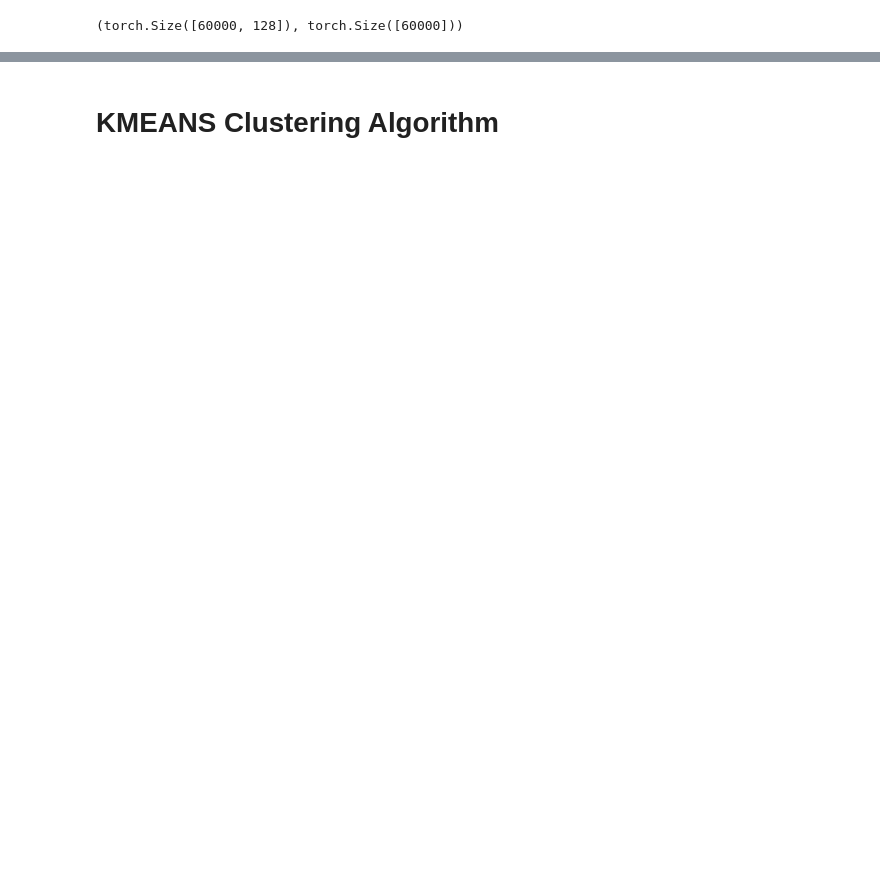
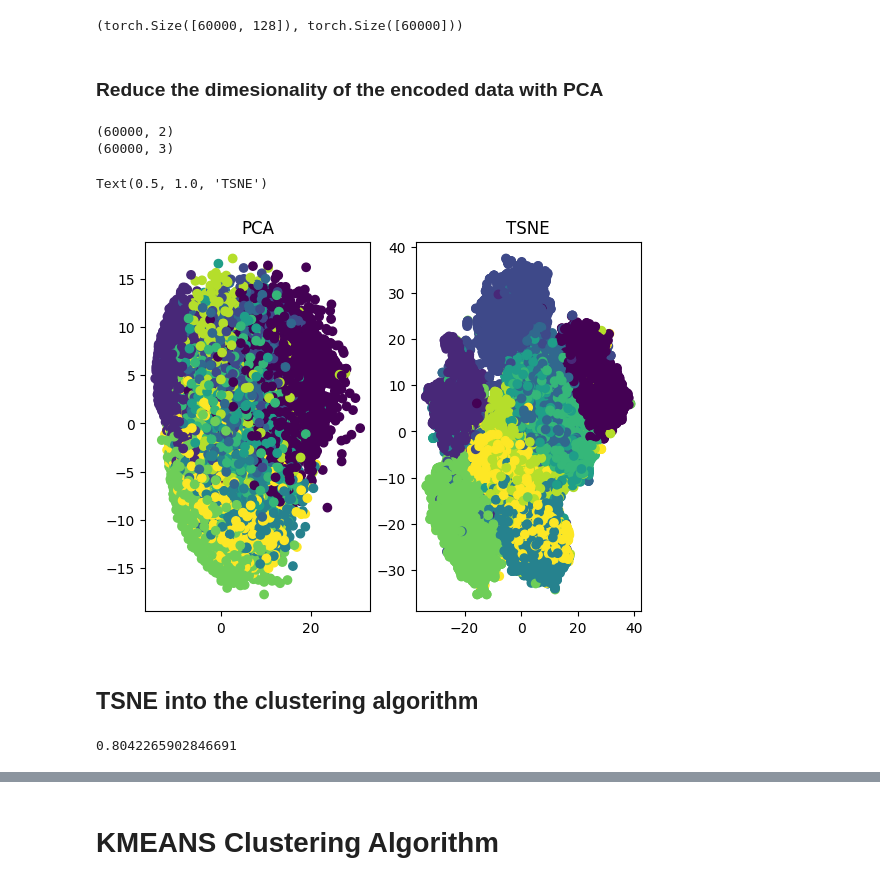
Before and after one commit to kmsmeng/ML_Projects, a Jupyter notebook: Image_Clustering/follow_from_video_cnn.ipynb, the cells around one changed output, grey strips where cells are left out. Drawn from its saved outputs; the diff is of its cells as text; code cells hidden in the pictures; blank space fills up the shorter version.

```diff
--- a/Image_Clustering/follow_from_video_cnn.ipynb
+++ b/Image_Clustering/follow_from_video_cnn.ipynb
@@ -167,3 +167,34 @@ encoded_data = encoded_data.reshape(encoded_data.shape[0], -1)
 encoded_data.shape, label_data.shape
 # %% [output]
 (torch.Size([60000, 128]), torch.Size([60000]))
+# %% [markdown]
+### Reduce the dimesionality of the encoded data with PCA
+# %%
+from sklearn.decomposition import PCA
+pca = PCA(n_components=2)
+pca_data = pca.fit_transform(encoded_data.cpu())
+
+
+
+from sklearn.manifold import TSNE
+tsne = TSNE(n_components=3)
+tsne_data = tsne.fit_transform(encoded_data.cpu())
+# %%
+print(pca_data.shape)
+print(tsne_data.shape)
+
+
+fig, ax = plt.subplots(1, 2)
+
+ax[0].scatter(pca_data[:, 0], pca_data[:, 1], c=label_data)
+ax[0].set_title('PCA')
+
+ax[1].scatter(tsne_data[:, 0], tsne_data[:, 1], c=label_data)
+ax[1].set_title('TSNE')
+# %% [output]
+(60000, 2)
+(60000, 3)
+Text(0.5, 1.0, 'TSNE')
+[figure, added]
+# %% [markdown]
+## TSNE into the clustering algorithm
@@ -169,0 +206,8 @@ encoded_data.shape, label_data.shape
+# %%
+# AMI score to access the quality of the cluster
+from sklearn.metrics import adjusted_mutual_info_score
+
+ami_score = adjusted_mutual_info_score(label_data, kmeans_predicted_labels)
+print(ami_score)
+# %% [output]
+0.8042265902846691
```
Also changed, not shown: parts of 18 cells of this notebook, 4 other files.
